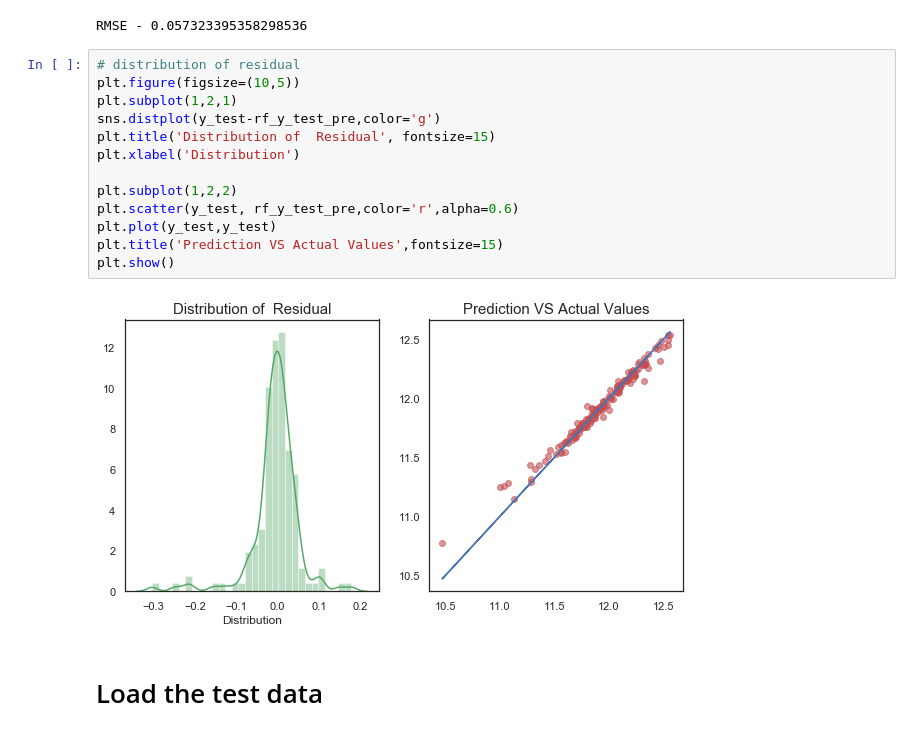
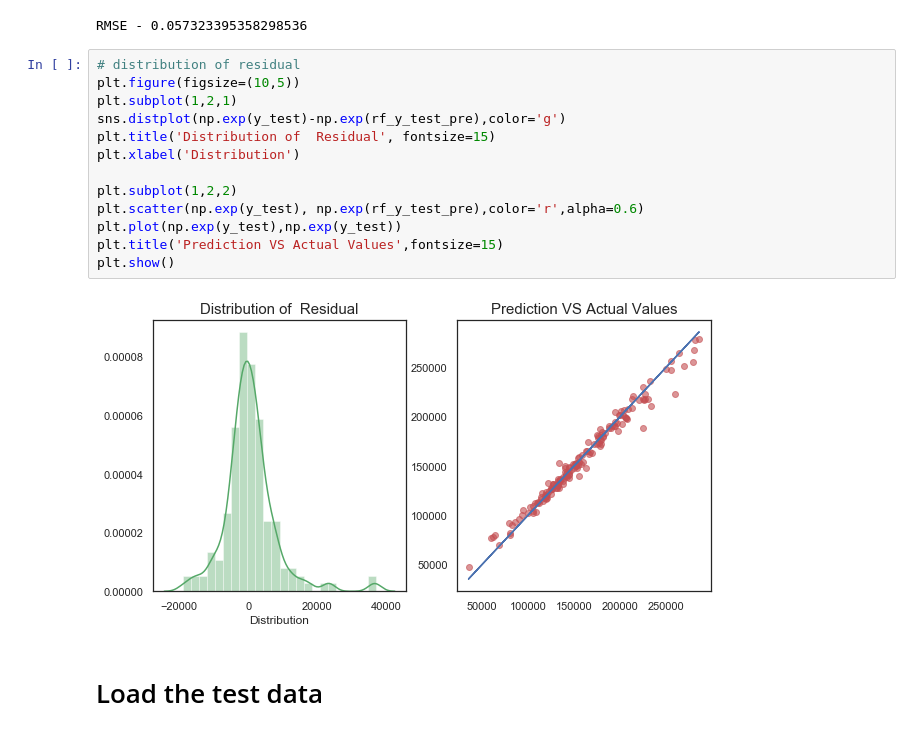
Before and after one commit to melanieshi0120/House_Prices_Advanced_Regression, a Jupyter notebook: House_Prices_Advanced_Regression.ipynb, the cells around one changed output. Cells and saved outputs as stored; diff of their text form.

```diff
--- a/House_Prices_Advanced_Regression.ipynb
+++ b/House_Prices_Advanced_Regression.ipynb
@@ -508,18 +508,18 @@ RMSE - 0.057323395358298536
 # %%
 # distribution of residual
 plt.figure(figsize=(10,5))
 plt.subplot(1,2,1)
-sns.distplot(y_test-rf_y_test_pre,color='g')
+sns.distplot(np.exp(y_test)-np.exp(rf_y_test_pre),color='g')
 plt.title('Distribution of  Residual', fontsize=15)
 plt.xlabel('Distribution')
 
 plt.subplot(1,2,2)
-plt.scatter(y_test, rf_y_test_pre,color='r',alpha=0.6)
-plt.plot(y_test,y_test)
+plt.scatter(np.exp(y_test), np.exp(rf_y_test_pre),color='r',alpha=0.6)
+plt.plot(np.exp(y_test),np.exp(y_test))
 plt.title('Prediction VS Actual Values',fontsize=15)
 plt.show()
 # %% [output]
-[figure, old version]
+[figure, new version]
 # %% [markdown]
 # Load the test data
 # %%
```
